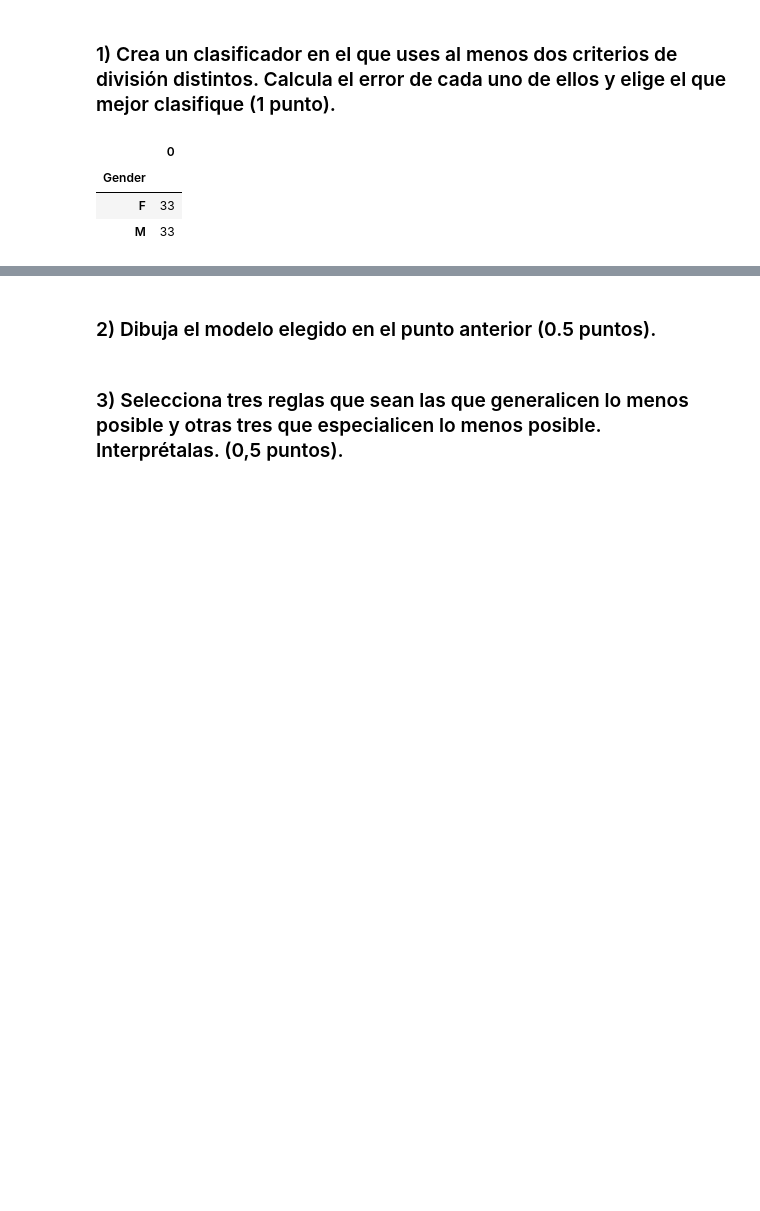
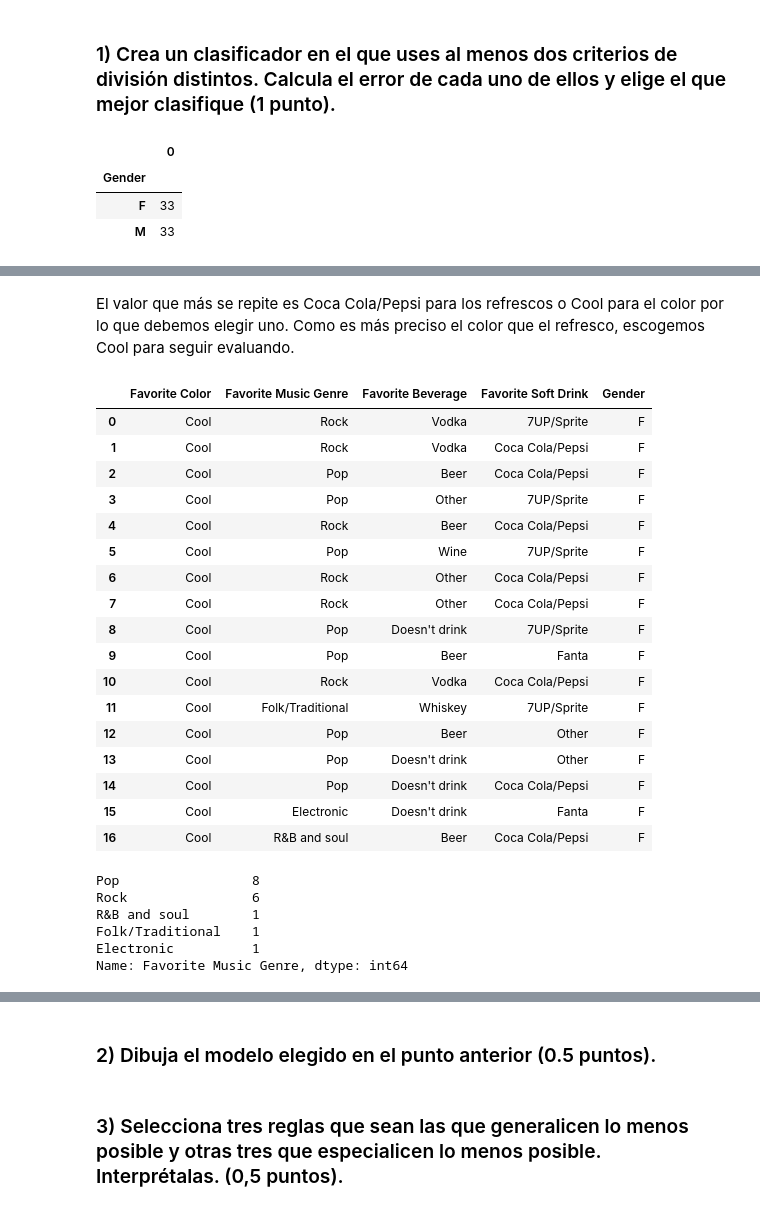
Before and after one commit to Jotivirix/Datamining_UFV, a Jupyter notebook: Lab3/entregable2/LAB03_GRUPO01_ENTR02.ipynb, the cells around one changed output, grey strips where cells are left out. Saved outputs shown, nothing was run; the diff lists cells and outputs as text; code cells hidden in the pictures; blank space fills up the shorter version.

```diff
--- a/Lab3/entregable2/LAB03_GRUPO01_ENTR02.ipynb
+++ b/Lab3/entregable2/LAB03_GRUPO01_ENTR02.ipynb
@@ -181,0 +194,25 @@ softDrinks
+# %% [markdown]
+El valor que más se repite es Coca Cola/Pepsi para los refrescos o Cool para el color por lo que debemos elegir uno. Como es más preciso el color que el refresco, escogemos Cool para seguir evaluando.
+# %%
+dataset = dataset[dataset['Favorite Color'] == 'Cool']
+dataset = dataset.reset_index(drop=True)
+dataset
+# %% [output]
+|  | Favorite Color | Favorite Music Genre | Favorite Beverage | Favorite Soft Drink | Gender |
+| 0 | Cool | Rock | Vodka | 7UP/Sprite | F |
+| 1 | Cool | Rock | Vodka | Coca Cola/Pepsi | F |
+| 2 | Cool | Pop | Beer | Coca Cola/Pepsi | F |
+| 3 | Cool | Pop | Other | 7UP/Sprite | F |
+| 4 | Cool | Rock | Beer | Coca Cola/Pepsi | F |
+| 5 | Cool | Pop | Wine | 7UP/Sprite | F |
+| 6 | Cool | Rock | Other | Coca Cola/Pepsi | F |
+| 7 | Cool | Rock | Other | Coca Cola/Pepsi | F |
+| 8 | Cool | Pop | Doesn't drink | 7UP/Sprite | F |
+| 9 | Cool | Pop | Beer | Fanta | F |
+| 10 | Cool | Rock | Vodka | Coca Cola/Pepsi | F |
+| 11 | Cool | Folk/Traditional | Whiskey | 7UP/Sprite | F |
+| 12 | Cool | Pop | Beer | Other | F |
+| 13 | Cool | Pop | Doesn't drink | Other | F |
+| 14 | Cool | Pop | Doesn't drink | Coca Cola/Pepsi | F |
+| 15 | Cool | Electronic | Doesn't drink | Fanta | F |
+| 16 | Cool | R&B and soul | Beer | Coca Cola/Pepsi | F |
@@ -181,0 +223,9 @@ softDrinks
+# %%
+generos
+# %% [output]
+Pop                 8
+Rock                6
+R&B and soul        1
+Folk/Traditional    1
+Electronic          1
+Name: Favorite Music Genre, dtype: int64
```
Also changed, not shown: parts of 14 cells of this notebook.
